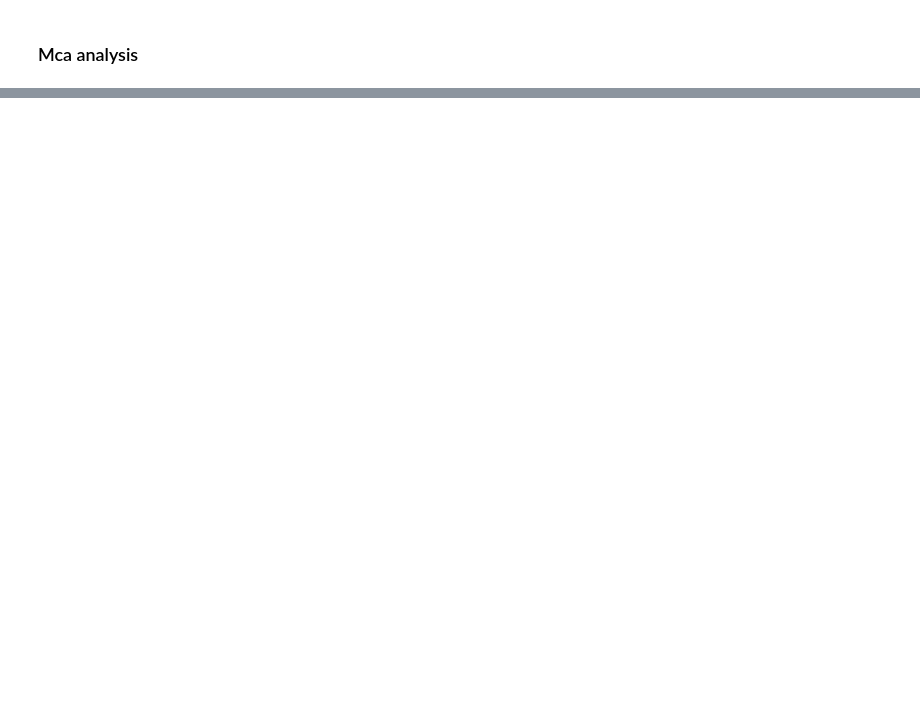
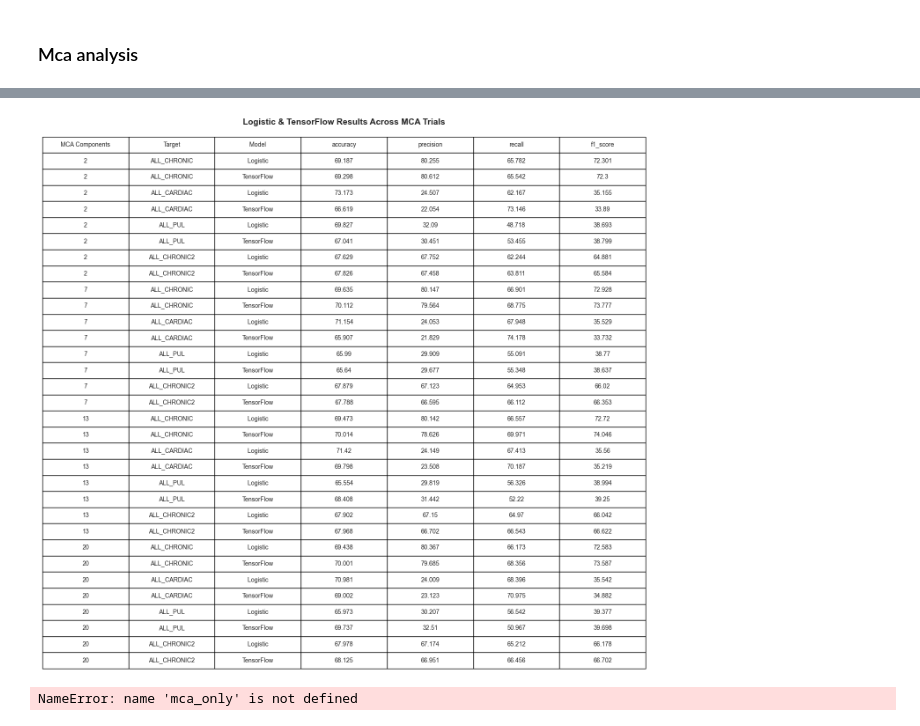
Before and after one commit to jakirk4/dat_490_rq3, a Jupyter notebook: RQ3/rq3.ipynb, the cells around one changed output, grey strips where cells are left out. Saved outputs shown, nothing was run; the diff lists cells and outputs as text; code cells hidden in the pictures; blank space fills up the shorter version.

```diff
--- a/RQ3/rq3.ipynb
+++ b/RQ3/rq3.ipynb
@@ -1184,2 +1604,22 @@ print(mca_only)
 # %%
-print(mca_only)
+fig, ax = plt.subplots(figsize=(14, len(df_mca_all) * 0.4))
+ax.axis('tight')
+ax.axis('off')
+
+table = ax.table(
+    cellText=df_mca_all.values,
+    colLabels=df_mca_all.columns,
+    cellLoc='center',
+    loc='center',
+    bbox=[0, 0, 1, 1]
+)
+table.auto_set_font_size(False)
+table.set_fontsize(10)
+ax.set_title("Logistic & TensorFlow Results Across MCA Trials", fontsize=14, fontweight="bold", pad=20)
+
+plt.tight_layout()
+plt.savefig("images/mca_all_trials.jpg", dpi=300, bbox_inches='tight')
+plt.show()
+# %% [output]
+[figure, added]
+NameError: name 'mca_only' is not defined
```
Also changed, not shown: parts of 56 cells of this notebook, 3 other files.
